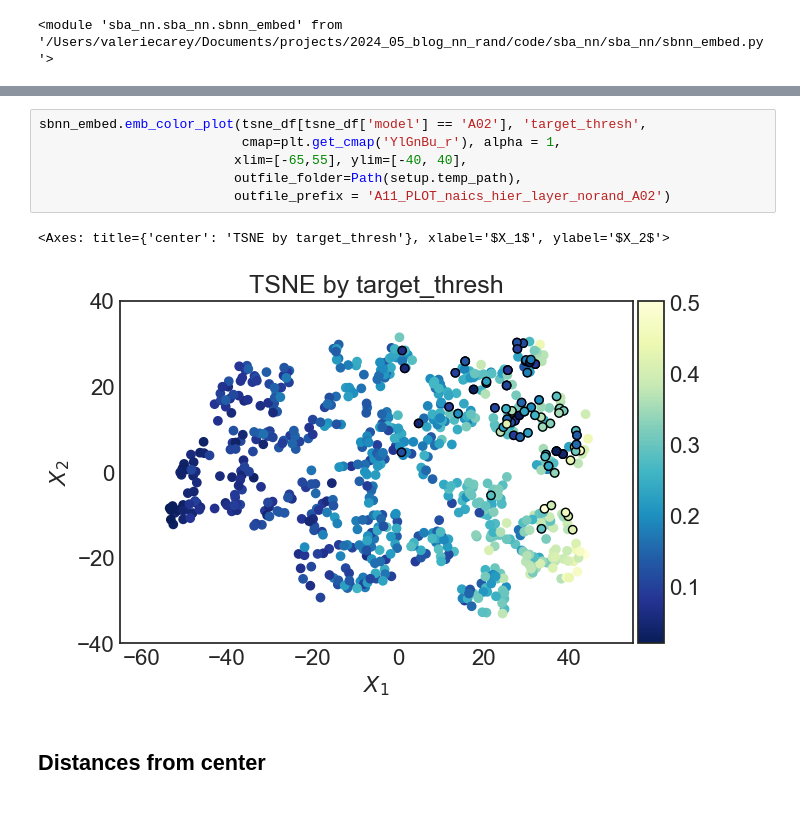
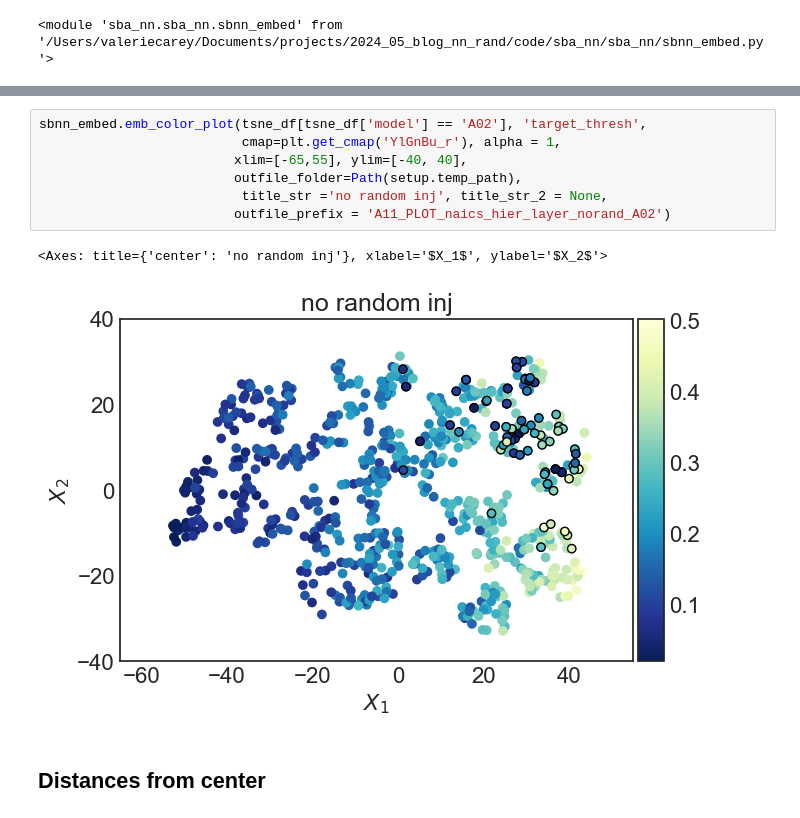
Before and after one commit to vla6/Blog_naics_nn, a Jupyter notebook: _A_embeddings/A11_emb_dist_analytics.ipynb, the cells around one changed output, grey strips where cells are left out. Drawn from its saved outputs; the diff is of its cells as text.

```diff
--- a/_A_embeddings/A11_emb_dist_analytics.ipynb
+++ b/_A_embeddings/A11_emb_dist_analytics.ipynb
@@ -162,12 +167,13 @@ sbnn_embed.emb_color_plot(tsne_df[tsne_df['model'] == 'A01'], 'target_thresh',
 # %%
 sbnn_embed.emb_color_plot(tsne_df[tsne_df['model'] == 'A02'], 'target_thresh',
                           cmap=plt.get_cmap('YlGnBu_r'), alpha = 1,
                          xlim=[-65,55], ylim=[-40, 40],
                          outfile_folder=Path(setup.temp_path),
+                          title_str ='no random inj', title_str_2 = None,
                          outfile_prefix = 'A11_PLOT_naics_hier_layer_norand_A02')
 # %% [output]
-<Axes: title={'center': 'TSNE by target_thresh'}, xlabel='$X_1$', ylabel='$X_2$'>
+<Axes: title={'center': 'no random inj'}, xlabel='$X_1$', ylabel='$X_2$'>
-[figure, old version]
+[figure, new version]
 # %% [markdown]
 ## Distances from center
 # %%
```
Also changed, not shown: parts of 17 cells of this notebook, 7 other files.
